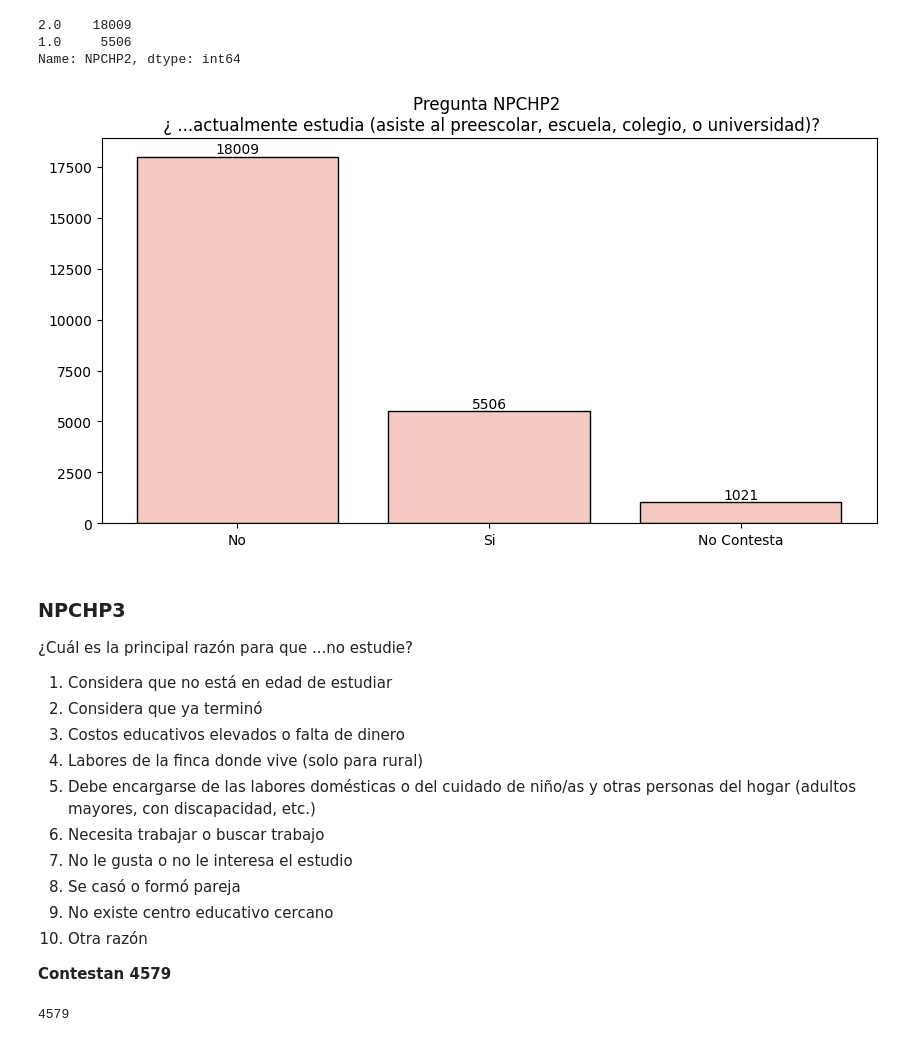
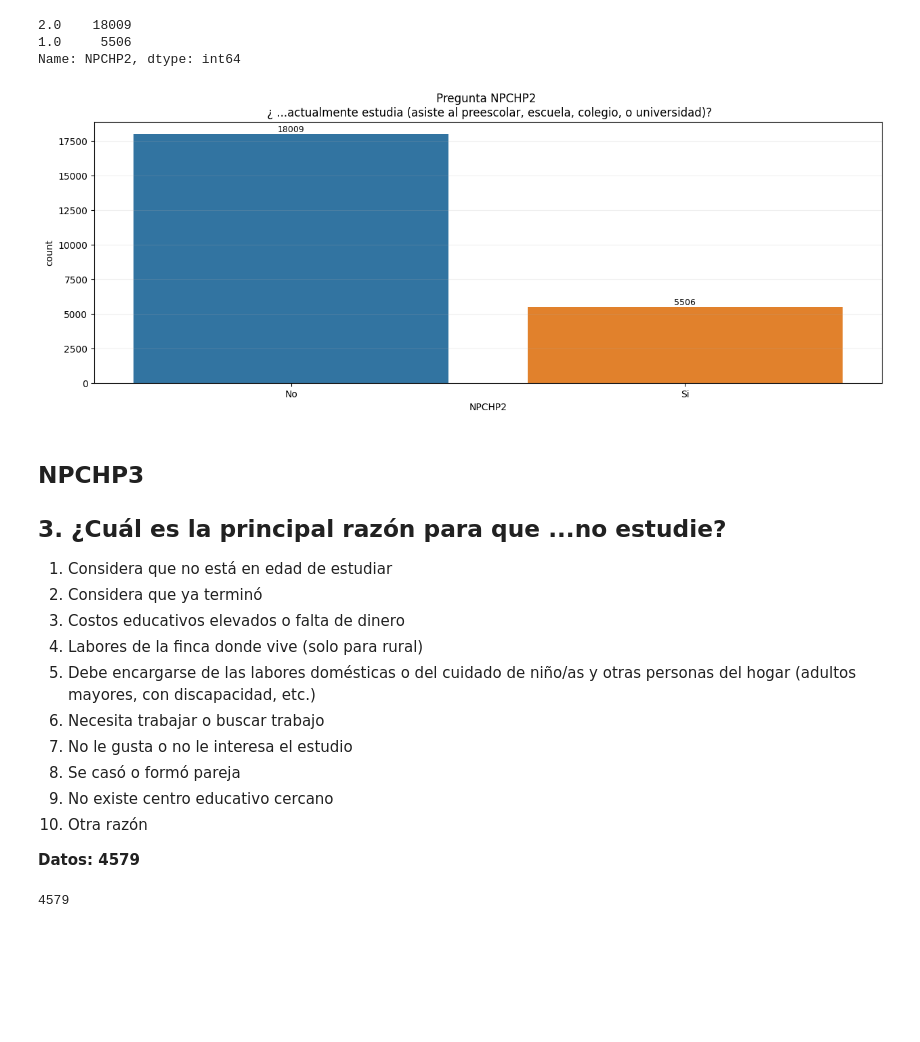
Before and after one commit to pinnzonandres/Encuesta-Multiproposito-Suba, a Jupyter notebook: Jupyter Scripts/7 - Parte EDA & Limpieza - Sección NPCHP.ipynb, the cells around one changed output. Cells and saved outputs as stored; diff of their text form; code cells hidden in the pictures; blank space fills up the shorter version.

```diff
--- a/Jupyter Scripts/7 - Parte EDA & Limpieza - Sección NPCHP.ipynb
+++ b/Jupyter Scripts/7 - Parte EDA & Limpieza - Sección NPCHP.ipynb
@@ -9,7 +9,7 @@ import seaborn as sns
 from scipy import stats
 import numpy as np
 # %%
-data = pd.read_csv('Encuesta_Suba_Filtrado_Preguntas.csv', sep = ',')
+data = pd.read_excel('Encuesta_Multiproposito_Suba.xlsx')
 # %%
 data.shape
 # %% [output]
@@ -36,19 +34,24 @@ data['NPCHP2'].value_counts()
 1.0     5506
 Name: NPCHP2, dtype: int64
 # %%
-data['NPCHP2'] = data.apply(lambda x: 0 if (x['NPCHP2'] == 2) else (1 if (x['NPCHP2'] == 1) else 2), axis = 1)
+data = data.replace({'NPCHP2':2},0)
 # %%
-plt.figure(figsize=(10,5))
-bars = plt.bar(data['NPCHP2'].value_counts().index.tolist(),data['NPCHP2'].value_counts().tolist(), edgecolor = 'black', color = '#f5cac3')
-plt.xticks([0,1,2], ['No','Si','No Contesta'])
-plt.title('Pregunta NPCHP2 \n ¿ ...actualmente estudia (asiste al preescolar, escuela, colegio, o universidad)?')
-plt.bar_label(bars)
+fig, ax = plt.subplots(figsize=(15, 5))
+g = sns.countplot(ax=ax, data = data, x ='NPCHP2')
+
+for bars in ax.containers:
+    ax.bar_label(bars, fmt='%.0f', fontsize=9)
+
+ax.set_title('Pregunta NPCHP2 \n ¿ ...actualmente estudia (asiste al preescolar, escuela, colegio, o universidad)?')
+ax.set_xticklabels(['No','Si'])
+
+plt.grid(alpha = 0.2, axis = 'y')
 plt.show()
 # %% [output]
-[figure, old version]
+[figure, new version]
 # %% [markdown]
-### NPCHP3
-¿Cuál es la principal razón para que ...no estudie?
+## NPCHP3
+## 3. ¿Cuál es la principal razón para que ...no estudie?
 1. Considera que no está en edad de estudiar
 2. Considera que ya terminó
 3. Costos educativos elevados o falta de dinero
@@ -60,7 +63,7 @@ plt.show()
 9. No existe centro educativo cercano
 10. Otra razón
 
-**Contestan 4579**
+**Datos: 4579**
 # %%
 data['NPCHP3'].count()
 # %% [output]
```
Also changed, not shown: parts of 41 cells of this notebook, 2 other files.
